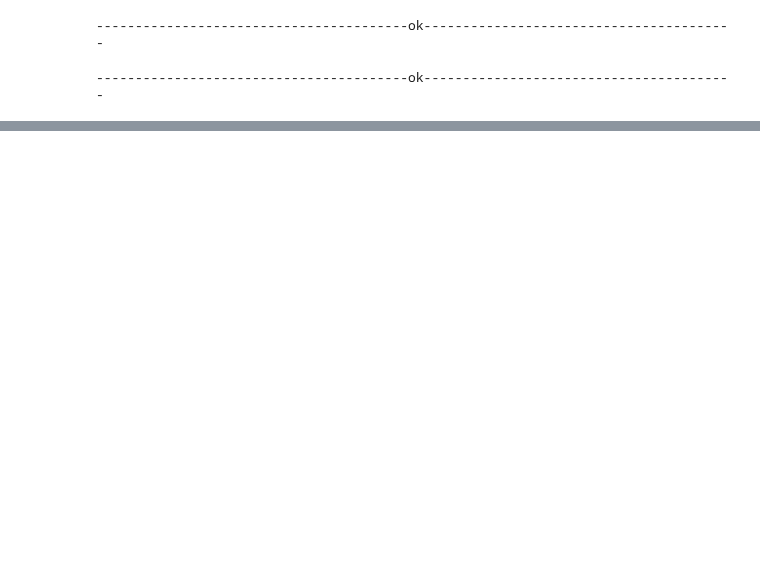
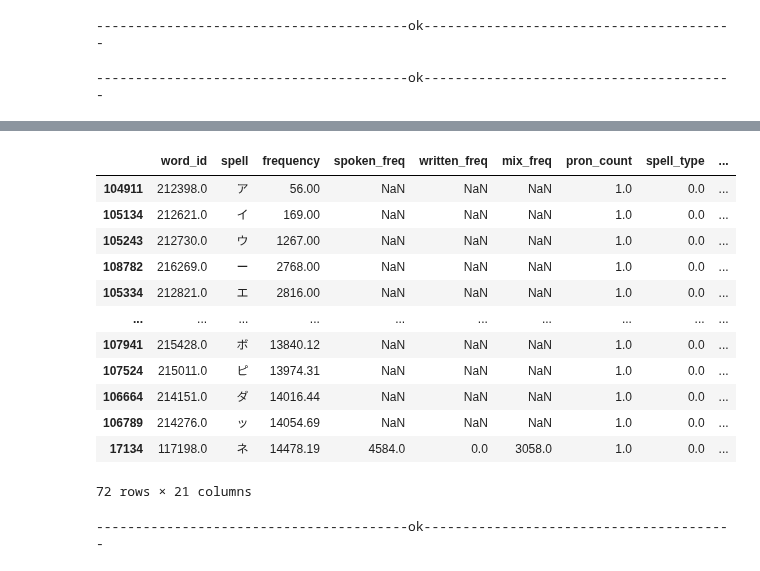
Before and after one commit to hopensic/python-notebooks, a Jupyter notebook: 05.base/incre_base_word.ipynb, the cells around one changed output, grey strips where cells are left out. Cells and saved outputs as stored; diff of their text form; code cells hidden in the pictures; blank space fills up the shorter version.

```diff
--- a/05.base/incre_base_word.ipynb
+++ b/05.base/incre_base_word.ipynb
@@ -203,0 +329,33 @@ to_csv_sig(to_insert_data, "D:/Dropbox/06.wanjuan/99.tmp/to_insert_data.csv")
+# %%
+df_len_1_kata = df_increased_3000_final[
+    (df_increased_3000_final["spell"].str.len() == 1)
+    & (df_increased_3000_final["code"] == 1)
+].copy()
+df_len_1_kata
+# %% [output]
+|  | word_id | spell | frequency | spoken_freq | written_freq | mix_freq | pron_count | spell_type | ... |
+| 104911 | 212398.0 | ア | 56.00 | NaN | NaN | NaN | 1.0 | 0.0 | ... |
+| 105134 | 212621.0 | イ | 169.00 | NaN | NaN | NaN | 1.0 | 0.0 | ... |
+| 105243 | 212730.0 | ウ | 1267.00 | NaN | NaN | NaN | 1.0 | 0.0 | ... |
+| 108782 | 216269.0 | ー | 2768.00 | NaN | NaN | NaN | 1.0 | 0.0 | ... |
+| 105334 | 212821.0 | エ | 2816.00 | NaN | NaN | NaN | 1.0 | 0.0 | ... |
+| ... | ... | ... | ... | ... | ... | ... | ... | ... | ... |
+| 107941 | 215428.0 | ボ | 13840.12 | NaN | NaN | NaN | 1.0 | 0.0 | ... |
+| 107524 | 215011.0 | ピ | 13974.31 | NaN | NaN | NaN | 1.0 | 0.0 | ... |
+| 106664 | 214151.0 | ダ | 14016.44 | NaN | NaN | NaN | 1.0 | 0.0 | ... |
+| 106789 | 214276.0 | ッ | 14054.69 | NaN | NaN | NaN | 1.0 | 0.0 | ... |
+| 17134 | 117198.0 | ネ | 14478.19 | 4584.0 | 0.0 | 3058.0 | 1.0 | 0.0 | ... |
+72 rows × 21 columns
+# %%
+to_csv_sig(
+    df_len_1_hira,
+    "D:/Dropbox/06.wanjuan/99.tmp/df_len_1_hira.csv",
+)
+
+to_csv_sig(
+    df_len_1_kata,
+    "D:/Dropbox/06.wanjuan/99.tmp/df_len_1_kata.csv",
+)
+l("ok")
+# %% [output]
+----------------------------------------ok----------------------------------------
```
Also changed, not shown: parts of 8 cells of this notebook, 2 other files.
